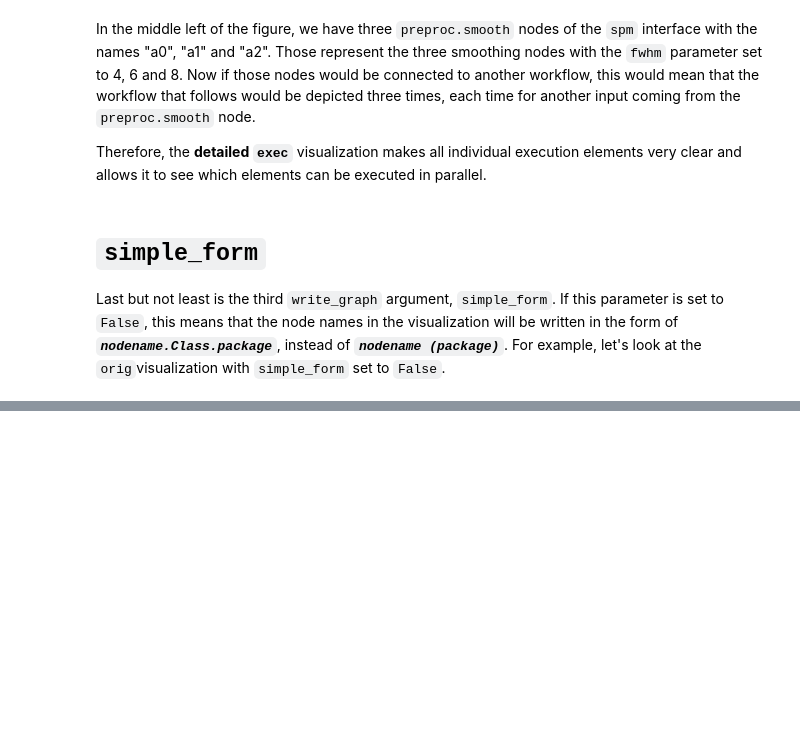
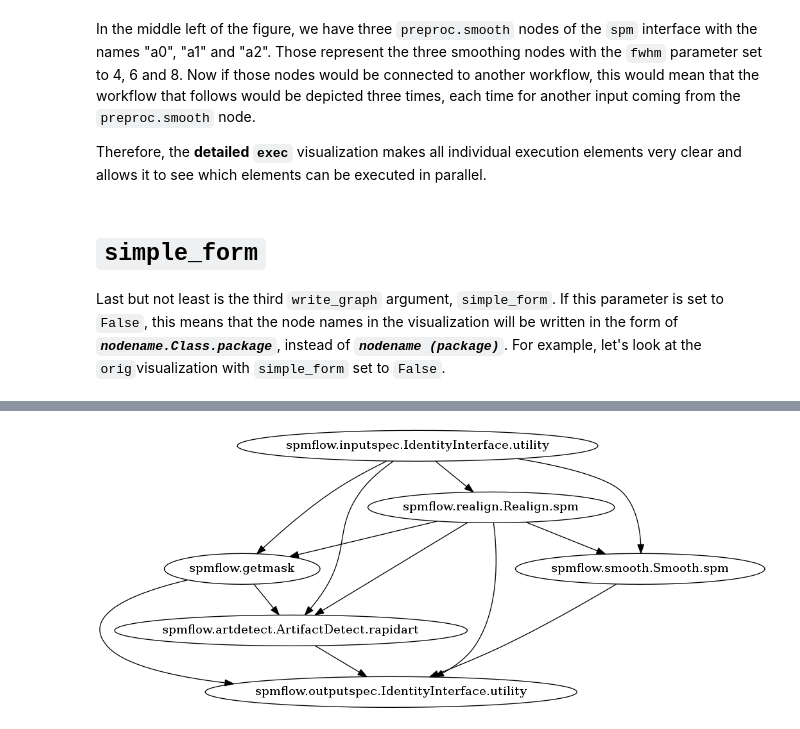
Before and after one commit to siyunb/Mount_Code, a Jupyter notebook: Nipype_tutorial/notebooks/basic_graph_visualization.ipynb, the cells around one changed output, grey strips where cells are left out. Drawn from its saved outputs; the diff is of its cells as text; code cells hidden in the pictures; blank space fills up the shorter version.

```diff
--- a/Nipype_tutorial/notebooks/basic_graph_visualization.ipynb
+++ b/Nipype_tutorial/notebooks/basic_graph_visualization.ipynb
@@ -27,7 +28,4 @@ spmflow.base_dir
 # %%
-# Import the function to create an spm fmri preprocessing workflow
-from niflow.nipype1.workflows.fmri.spm import create_spm_preproc
-
 # Create the workflow object
 spmflow = create_spm_preproc(name='spmflow')
-spmflow.base_dir = '/home/neuro/Result/Nipype_tutorial/sub-01/working_dir'
+spmflow.base_dir = '/home/neuro/Result/Nipype_tutorial/working_dir'
@@ -152,8 +149,8 @@ Therefore, the **detailed ``exec``** visualization makes all individual executio
 Last but not least is the third ``write_graph`` argument, ``simple_form``. If this parameter is set to ``False``, this means that the node names in the visualization will be written in the form of ***``nodename.Class.package``***, instead of ***``nodename (package)``***. For example, let's look at the ``orig``visualization with ``simple_form`` set to ``False``.
 # %%
 # Write graph of type orig
-spmflow.write_graph(graph2use='orig', dotfilename='./graph_orig_notSimple.dot', simple_form=False)
+spmflow.write_graph(graph2use='orig', dotfilename='graph_orig_notSimple.dot', simple_form=False)
 
 # Visualize graph
-from IPython.display import Image
-Image(filename="graph_orig_notSimple.png")
+Image(filename="/home/neuro/Result/Nipype_tutorial/working_dir/spmflow/graph_orig_notSimple.png")
+# %% [output]
@@ -159,0 +159 @@ Image(filename="graph_orig_notSimple.png")
+[figure, added]
```
Also changed, not shown: parts of 13 cells of this notebook, 4 other files.
